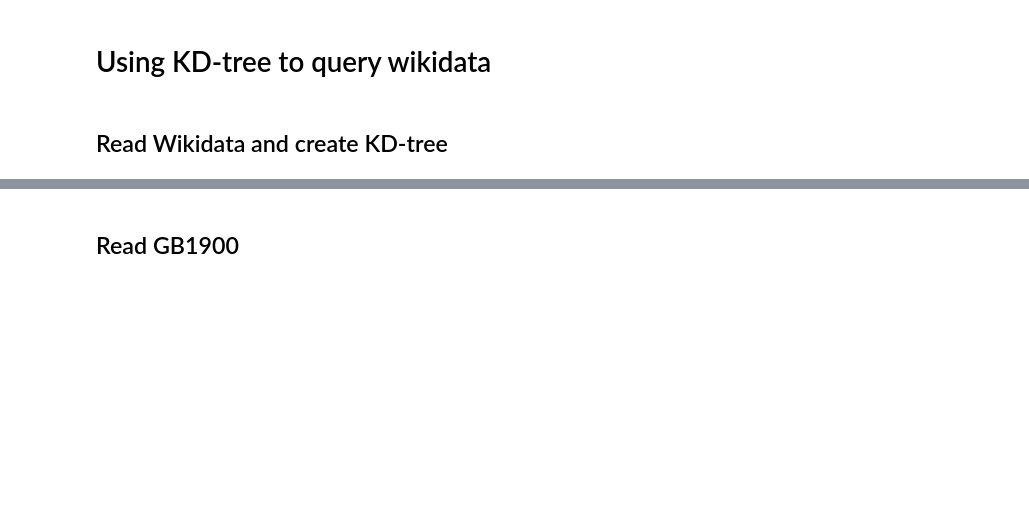
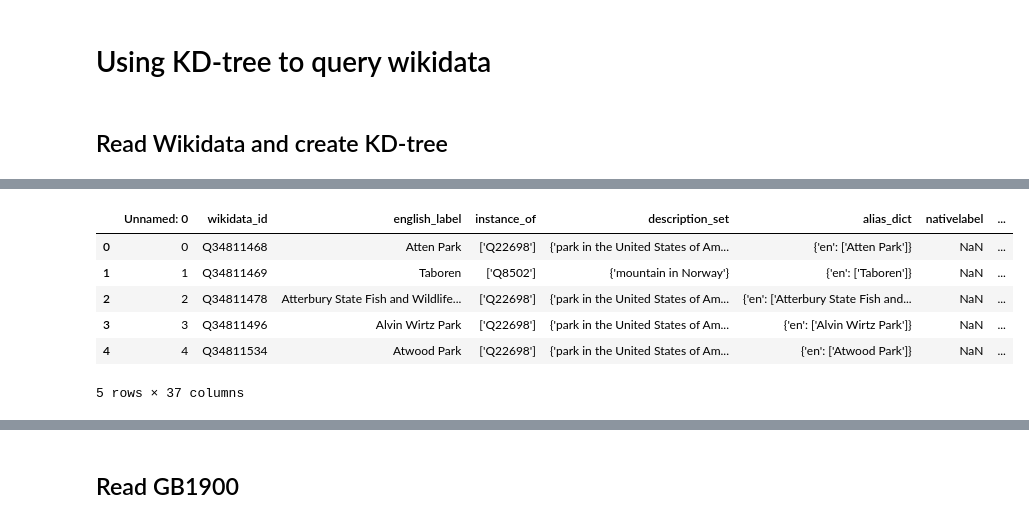
Before and after one commit to Living-with-machines/station-to-station, a Jupyter notebook: linking_tools/kd-tree/kdtree_wikidata_gb1900.ipynb, the cells around one changed output, grey strips where cells are left out. Drawn from its saved outputs; the diff is of its cells as text; code cells hidden in the pictures; blank space fills up the shorter version.

```diff
--- a/linking_tools/kd-tree/kdtree_wikidata_gb1900.ipynb
+++ b/linking_tools/kd-tree/kdtree_wikidata_gb1900.ipynb
@@ -25,4 +25,14 @@ df_wiki.head()
 5 rows × 37 columns
+# %%
+df_wiki.head()
+# %% [output]
+|  | Unnamed: 0 | wikidata_id | english_label | instance_of | description_set | alias_dict | nativelabel | ... |
+| 0 | 0 | Q34811468 | Atten Park | ['Q22698'] | {'park in the United States of Am... | {'en': ['Atten Park']} | NaN | ... |
+| 1 | 1 | Q34811469 | Taboren | ['Q8502'] | {'mountain in Norway'} | {'en': ['Taboren']} | NaN | ... |
+| 2 | 2 | Q34811478 | Atterbury State Fish and Wildlife... | ['Q22698'] | {'park in the United States of Am... | {'en': ['Atterbury State Fish and... | NaN | ... |
+| 3 | 3 | Q34811496 | Alvin Wirtz Park | ['Q22698'] | {'park in the United States of Am... | {'en': ['Alvin Wirtz Park']} | NaN | ... |
+| 4 | 4 | Q34811534 | Atwood Park | ['Q22698'] | {'park in the United States of Am... | {'en': ['Atwood Park']} | NaN | ... |
+5 rows × 37 columns
 # %%
 print(len(df_wiki))
 # %% [output]
```
Also changed, not shown: parts of 23 cells of this notebook.
